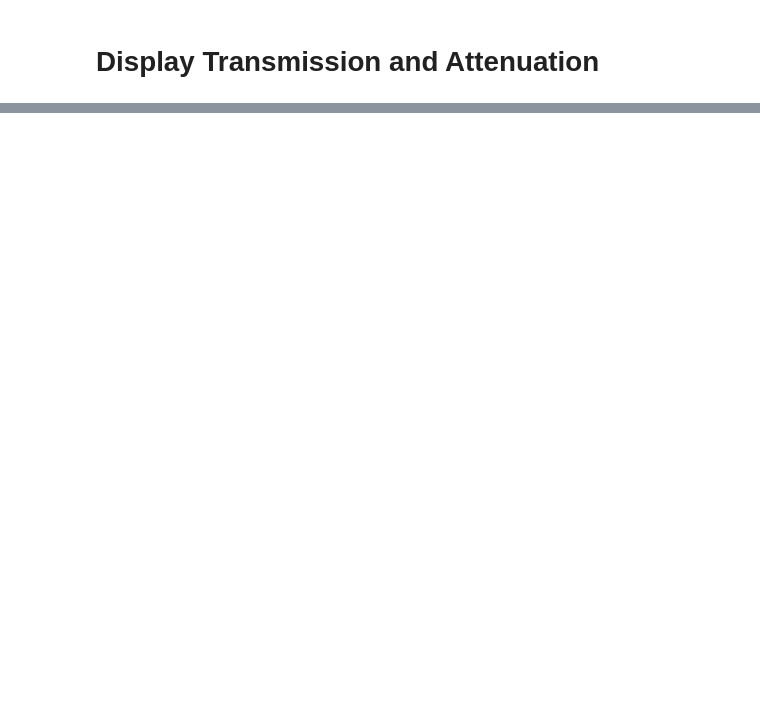
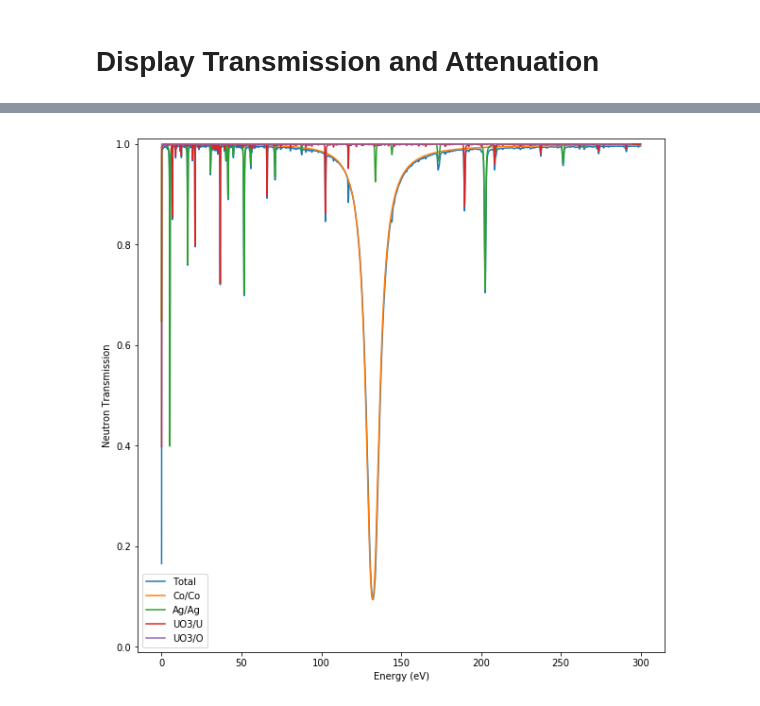
Before and after one commit to ornlneutronimaging/ImagingReso, a Jupyter notebook: notebooks/example_real_case.ipynb, the cells around one changed output, grey strips where cells are left out. Cells and saved outputs as stored; diff of their text form; code cells hidden in the pictures; blank space fills up the shorter version.

```diff
--- a/notebooks/example_real_case.ipynb
+++ b/notebooks/example_real_case.ipynb
@@ -295,0 +403,4 @@ array([  1.00000000e-05,   9.98669490e-02,   1.99723898e-01, ...,
+# %%
+o_reso.plot(mixed=True, all_elements=True, transmission=True)
+# %% [output]
+[figure, added]
```
Also changed, not shown: parts of 40 cells of this notebook.
